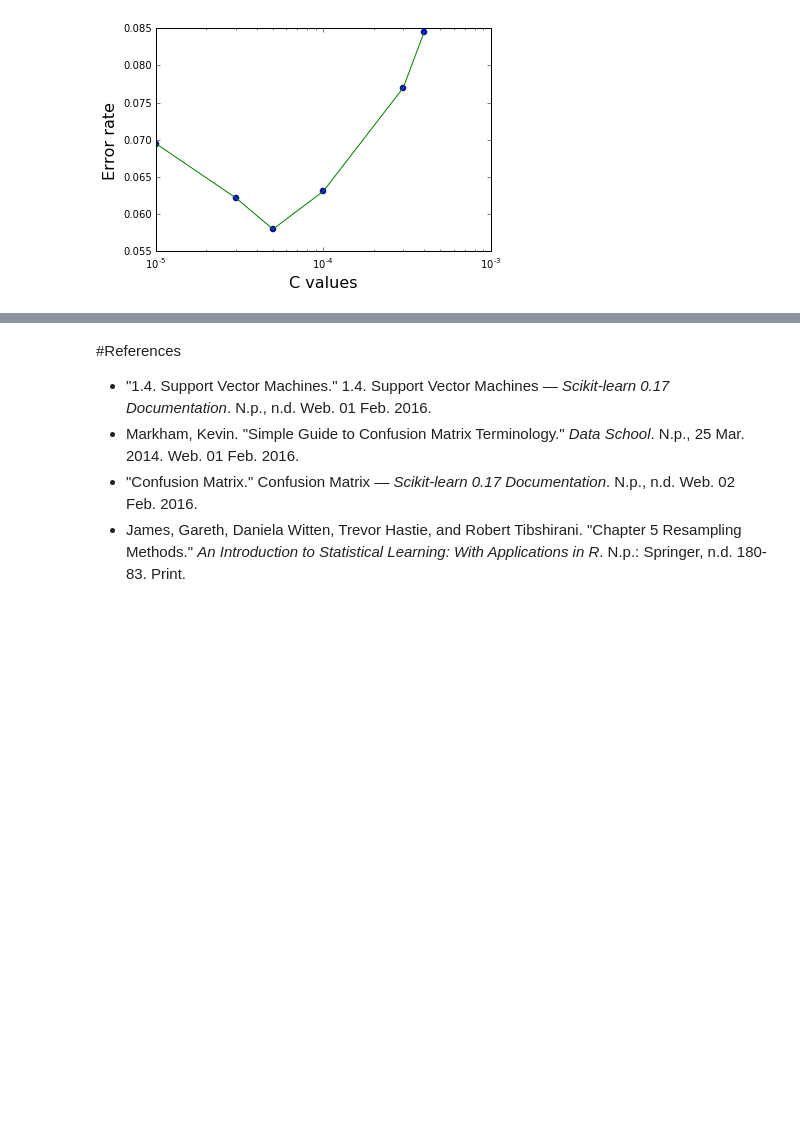
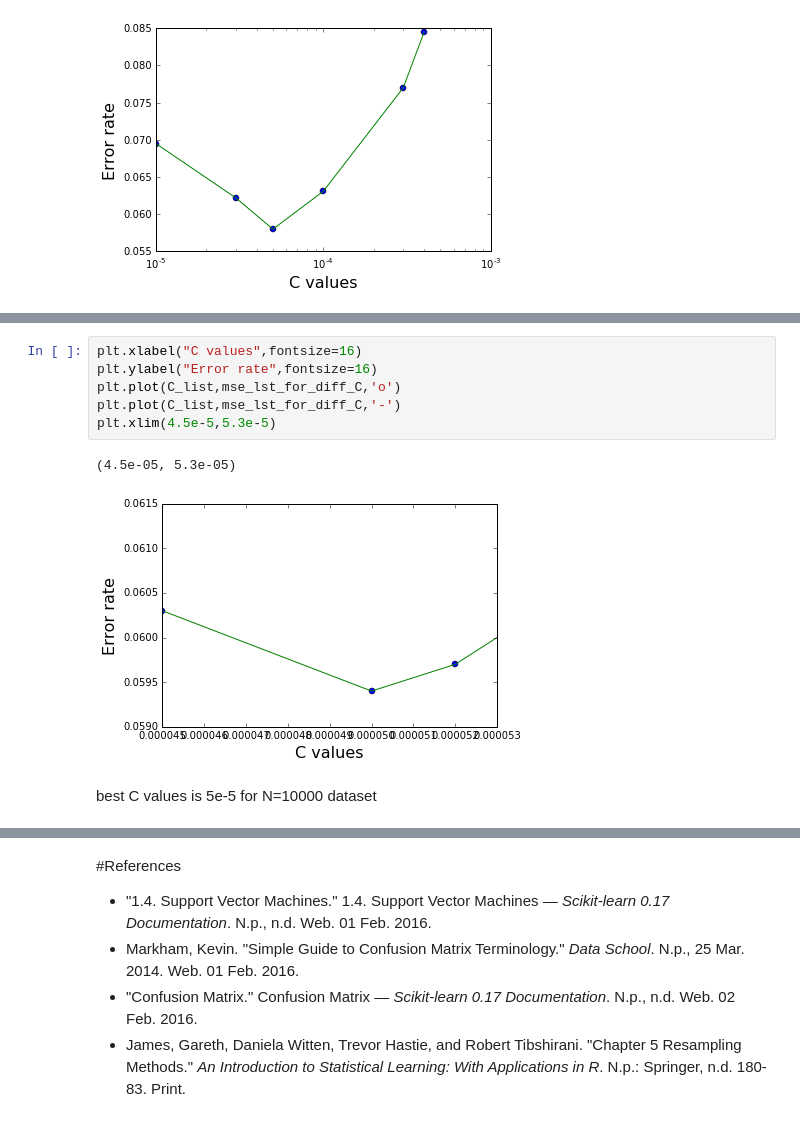
Before and after one commit to stevenchua/cs189, a Jupyter notebook: hw1/HW1Digits_q3.ipynb, the cells around one changed output, grey strips where cells are left out. Saved outputs shown, nothing was run; the diff lists cells and outputs as text; blank space fills up the shorter version.

```diff
--- a/hw1/HW1Digits_q3.ipynb
+++ b/hw1/HW1Digits_q3.ipynb
@@ -297,0 +305,11 @@ for c in C_list:
+# %%
+plt.xlabel("C values",fontsize=16)
+plt.ylabel("Error rate",fontsize=16)
+plt.plot(C_list,mse_lst_for_diff_C,'o')
+plt.plot(C_list,mse_lst_for_diff_C,'-')
+plt.xlim(4.5e-5,5.3e-5)
+# %% [output]
+(4.5e-05, 5.3e-05)
+[figure, added]
+# %% [markdown]
+best C values is 5e-5 for N=10000 dataset
```
Also changed, not shown: parts of 12 cells of this notebook, 1 other file.
